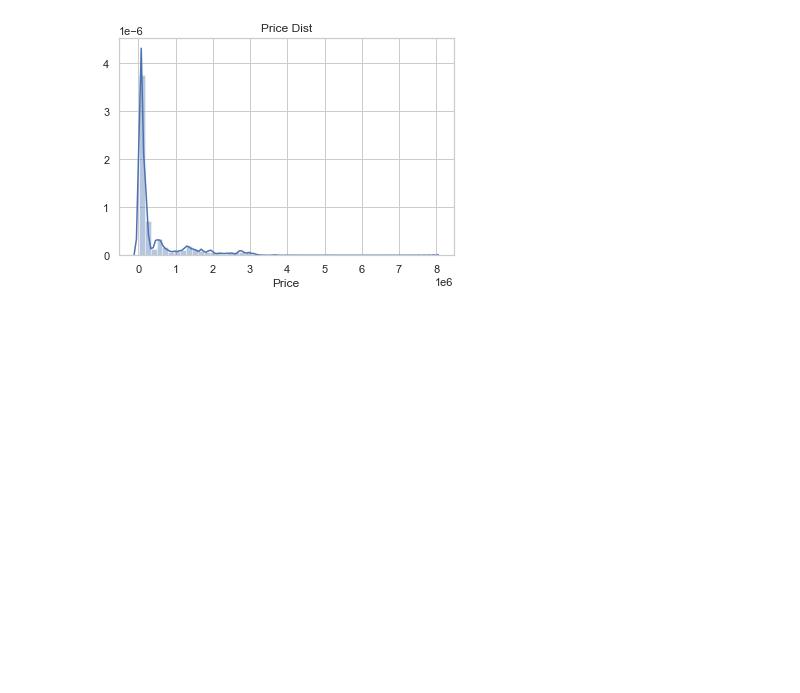
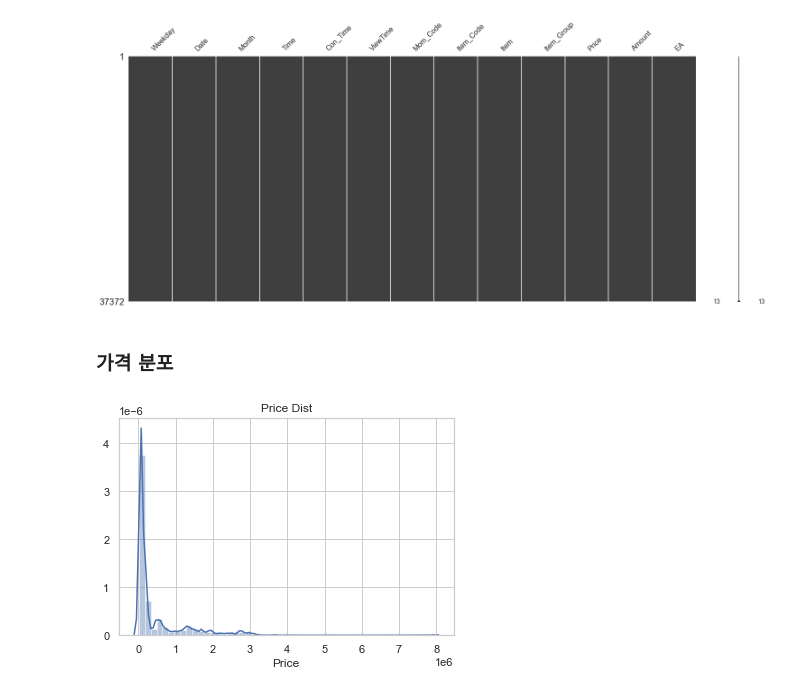
Before and after one commit to HolaTeo/BigContest, a Jupyter notebook: 빅콘.ipynb, the cells around one changed output. Drawn from its saved outputs; the diff is of its cells as text; code cells hidden in the pictures; blank space fills up the shorter version.

```diff
--- a/빅콘.ipynb
+++ b/빅콘.ipynb
@@ -74,3 +98,10 @@ Name: Price, Length: 37372, dtype: object
+# %%
+msno.matrix(sale)
+plt.show()
+# %% [output]
+[figure, added]
+# %% [markdown]
+### 가격 분포
 # %%
 sns.distplot(sale.Price)
 plt.title("Price Dist")
```
Also changed, not shown: parts of 39 cells of this notebook.
